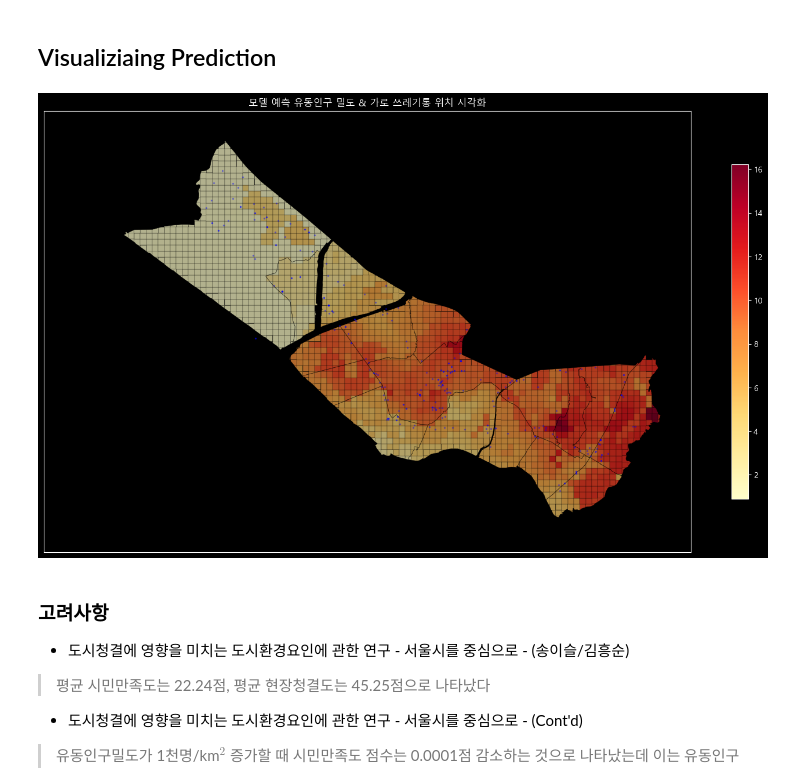
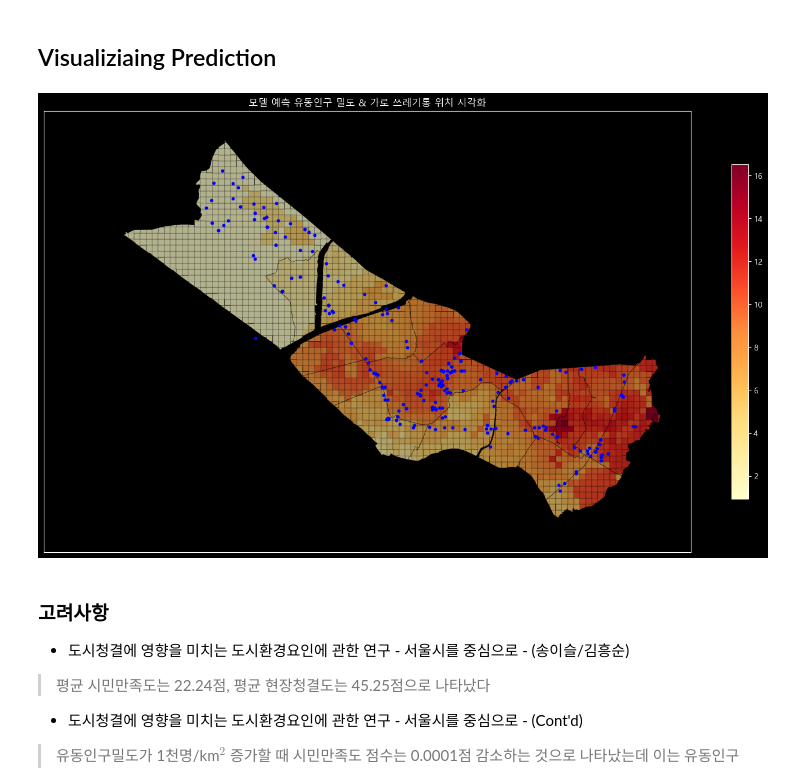
Before and after one commit to KyungMinseo1/AI-Expansion-LAB, a Jupyter notebook: notebooks/result_visualization.ipynb, the cells around one changed output. Drawn from its saved outputs; the diff is of its cells as text; code cells hidden in the pictures.

```diff
--- a/notebooks/result_visualization.ipynb
+++ b/notebooks/result_visualization.ipynb
@@ -30,9 +30,9 @@ plt.rcParams['axes.unicode_minus'] = False
 # %% [markdown]
 ## Loading models
 # %%
-xgb_model = joblib.load(os.path.join(config.PROJECT_ROOT, 'models', 'xgb_final_model.pkl'))
-lgb_model = joblib.load(os.path.join(config.PROJECT_ROOT, 'models', 'lgb_final_model.pkl'))
-scaler = joblib.load(os.path.join(config.PROJECT_ROOT, 'models', 'scaler.pkl'))
+xgb_model = joblib.load(os.path.join(config.PROJECT_ROOT, 'models', 'xgb_final_model2.pkl'))
+lgb_model = joblib.load(os.path.join(config.PROJECT_ROOT, 'models', 'lgb_final_model2.pkl'))
+scaler = joblib.load(os.path.join(config.PROJECT_ROOT, 'models', 'scaler2.pkl'))
 # %% [markdown]
 ## Loading Data
 # %%
@@ -502,7 +502,7 @@ bmdf.merged_df.to_csv(os.path.join(config.PROJECT_ROOT, 'preprocessed_data', '
 # %% [markdown]
 ## Model Prediction
 # %%
-final_df_path = os.path.join(config.PROJECT_ROOT, 'preprocessed_data', '유동인구_최종_데이터(utf-8).csv')
+final_df_path = os.path.join(config.PROJECT_ROOT, 'preprocessed_data', '유동인구_최종_데이터(utf-8)2.csv')
 final_df = gpd.read_file(final_df_path, encoding='utf-8')
 final_df['geometry'] = final_df['geometry'].apply(wkt.loads)
 final_df['centroid'] = final_df['centroid'].apply(wkt.loads)
@@ -513,7 +513,7 @@ int_col = final_df.filter(regex='^(?!.*평균).*수.*').columns
 final_df[float_col] = final_df[float_col].astype(float)
 final_df[int_col] = final_df[int_col].astype(int)
 # %%
-X = final_df.drop(['geometry', 'centroid', 'TRDAR_CD', 'ALLEY_TRDA', 'ADSTRD_CD',  '총_유동인구_수_밀도_평균', 'area_m2'], axis=1)
+X = final_df.drop(['geometry', 'centroid', 'TRDAR_CD', 'ALLEY_TRDA', 'ADSTRD_CD', 'area_m2',  '총_유동인구_수_밀도_평균', 'area_m2'], axis=1)
 X_scaled = scaler.transform(X)
 # %%
 y_pred = xgb_model.predict(X_scaled)
@@ -526,29 +526,29 @@ final_df.to_csv(os.path.join(config.PROJECT_ROOT, 'preprocessed_data', '유동
 # %%
 fig, ax = plt.subplots(figsize=(18, 15))
 final_df.set_geometry('geometry').plot(ax=ax, edgecolor='black', linewidth=0.3, column='y_pred', cmap='YlOrRd', legend=True, alpha=0.7,
                                        legend_kwds={
                                          'shrink': 0.5,
                                          'aspect': 20,
                                          'orientation': "vertical"
                                        })
 seoul_dong_mapo.plot(ax=ax, color='none', edgecolor='black', linewidth=0.5, alpha=0.5)
-trash_mapo.plot(ax=ax, color='blue', markersize=2, alpha=0.3)
+trash_mapo.plot(ax=ax, color='blue', markersize=10)
 if not gu_mapo.empty:
   margin = 500
   x_min, y_min, x_max, y_max = gu_mapo.total_bounds
 
   ax.set_xlim(x_min - margin, x_max + margin)
   ax.set_ylim(y_min - margin, y_max + margin)
 
   ax.set_xticks([])
   ax.set_yticks([])
 ax.grid(visible=False)
 title = "모델 예측 유동인구 밀도 & 가로 쓰레기통 위치 시각화"
 ax.set_title(title)
 plt.savefig(os.path.join(config.PROJECT_ROOT, 'visualization', title+'.png'), dpi=400)
 plt.show()
 # %% [output]
-[figure, old version]
+[figure, new version]
 # %% [markdown]
 ### 고려사항
 - 도시청결에 영향을 미치는 도시환경요인에 관한 연구 - 서울시를 중심으로 - (송이슬/김흥순)
```
Also changed, not shown: parts of 5 cells of this notebook, 2 other files.
